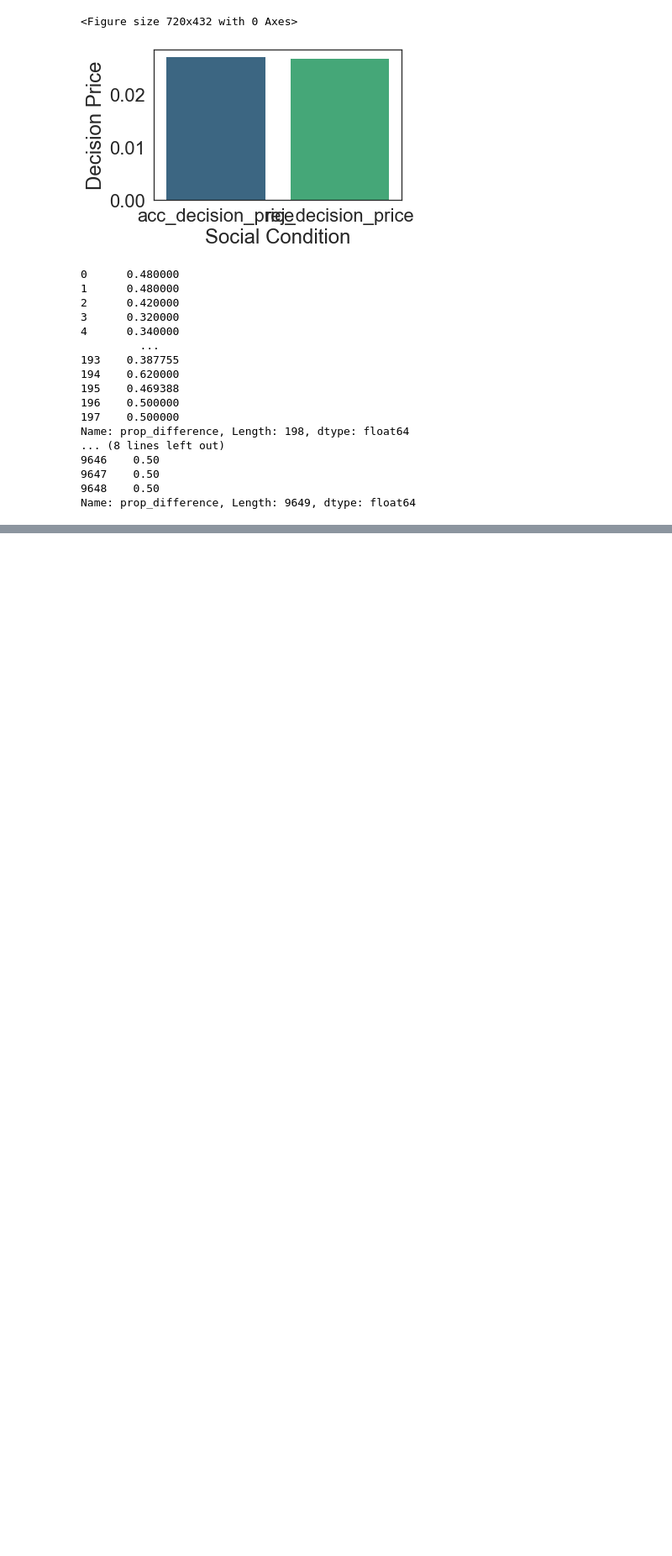
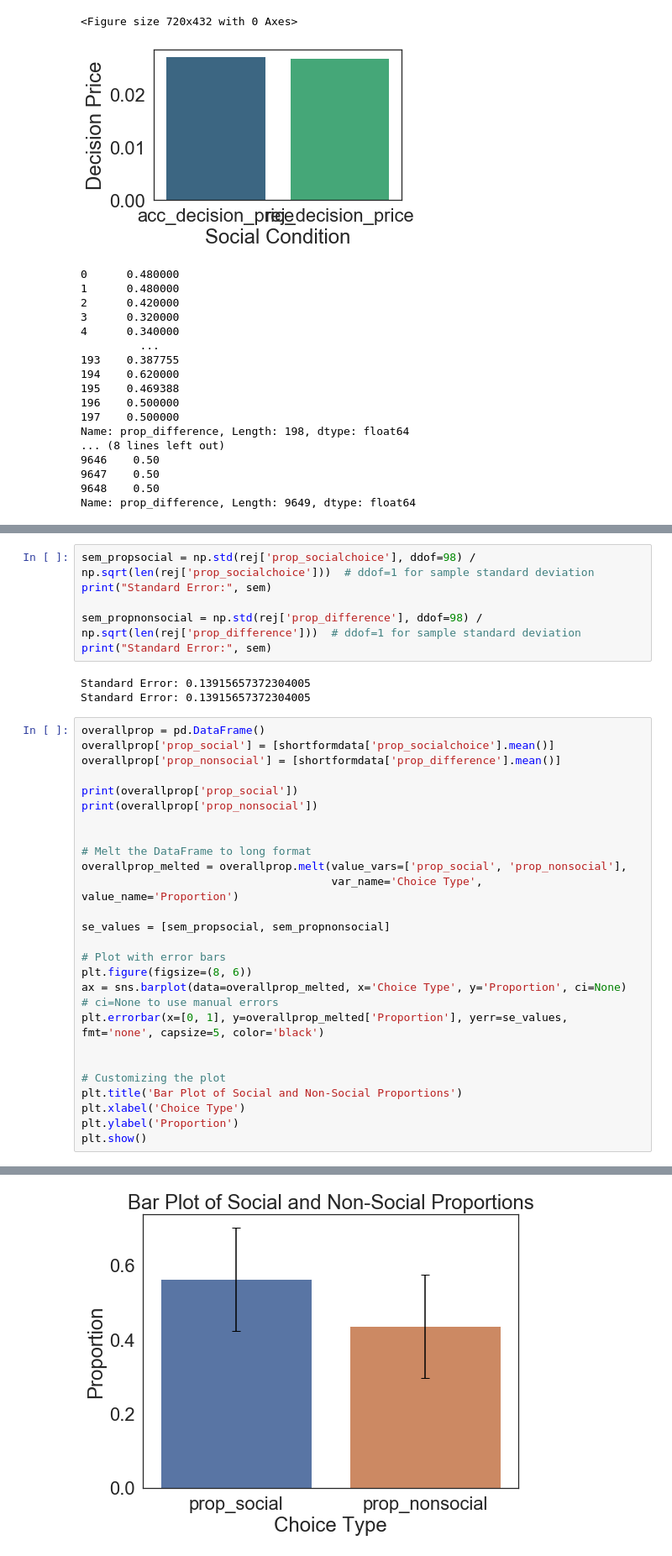
Before and after one commit to fareri-lab/WTP_Rejection_Choice_Pub, a Jupyter notebook: t_test_analyses.ipynb, the cells around one changed output, grey strips where cells are left out. Shown at 84% size. Cells and saved outputs as stored; diff of their text form; blank space fills up the shorter version.

```diff
--- a/t_test_analyses.ipynb
+++ b/t_test_analyses.ipynb
@@ -702,0 +703,36 @@ Name: prop_nonsocial, dtype: float64
+# %%
+sem_propsocial = np.std(rej['prop_socialchoice'], ddof=98) / np.sqrt(len(rej['prop_socialchoice']))  # ddof=1 for sample standard deviation
+print("Standard Error:", sem)
+
+sem_propnonsocial = np.std(rej['prop_difference'], ddof=98) / np.sqrt(len(rej['prop_difference']))  # ddof=1 for sample standard deviation
+print("Standard Error:", sem)
+# %% [output]
+Standard Error: 0.13915657372304005
+Standard Error: 0.13915657372304005
+# %%
+overallprop = pd.DataFrame()
+overallprop['prop_social'] = [shortformdata['prop_socialchoice'].mean()]
+overallprop['prop_nonsocial'] = [shortformdata['prop_difference'].mean()]
+
+print(overallprop['prop_social'])
+print(overallprop['prop_nonsocial'])
+
+
+# Melt the DataFrame to long format
+overallprop_melted = overallprop.melt(value_vars=['prop_social', 'prop_nonsocial'],
+                                      var_name='Choice Type', value_name='Proportion')
+
+se_values = [sem_propsocial, sem_propnonsocial]
+
+# Plot with error bars
+plt.figure(figsize=(8, 6))
+ax = sns.barplot(data=overallprop_melted, x='Choice Type', y='Proportion', ci=None)  # ci=None to use manual errors
+plt.errorbar(x=[0, 1], y=overallprop_melted['Proportion'], yerr=se_values, fmt='none', capsize=5, color='black')
+
+
+# Customizing the plot
+plt.title('Bar Plot of Social and Non-Social Proportions')
+plt.xlabel('Choice Type')
+plt.ylabel('Proportion')
+plt.show()
+# %% [output]
@@ -702,0 +743 @@ Name: prop_nonsocial, dtype: float64
+[figure, added]
```
Also changed, not shown: parts of 7 cells of this notebook, 5 other files.
